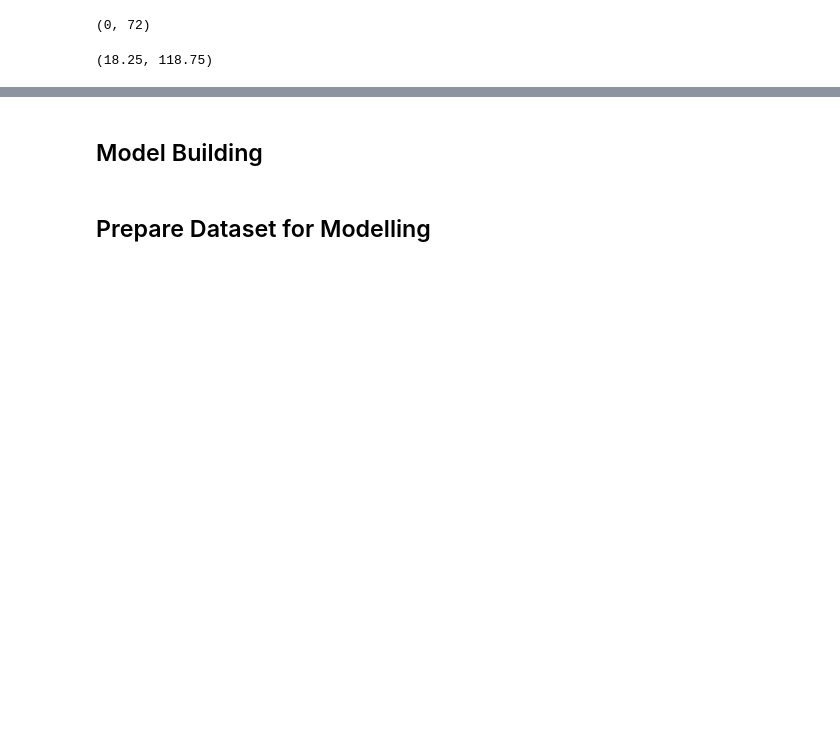
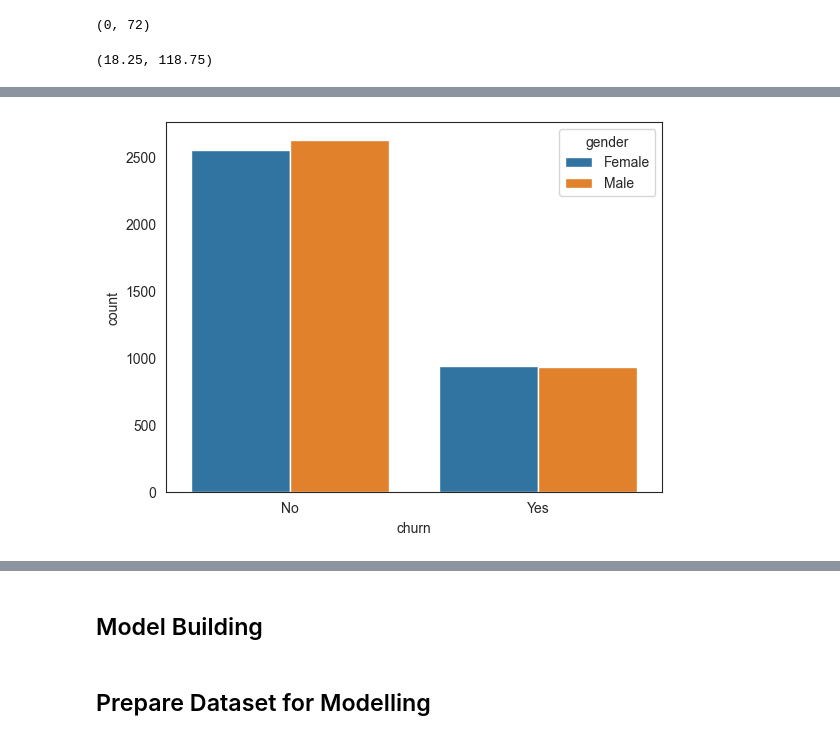
Before and after one commit to gkadeoti/tesco_customer_churn, a Jupyter notebook: experimentation.ipynb, the cells around one changed output, grey strips where cells are left out. Cells and saved outputs as stored; diff of their text form; code cells hidden in the pictures; blank space fills up the shorter version.

```diff
--- a/experimentation.ipynb
+++ b/experimentation.ipynb
@@ -218,0 +284,5 @@ churn_data.totalcharges.min(),churn_data.totalcharges.max()
+# %%
+sns.countplot(x='churn',hue='gender',data=churn_data)
+plt.show()
+# %% [output]
+[figure, added]
```
Also changed, not shown: parts of 57 cells of this notebook, 1 other file.
